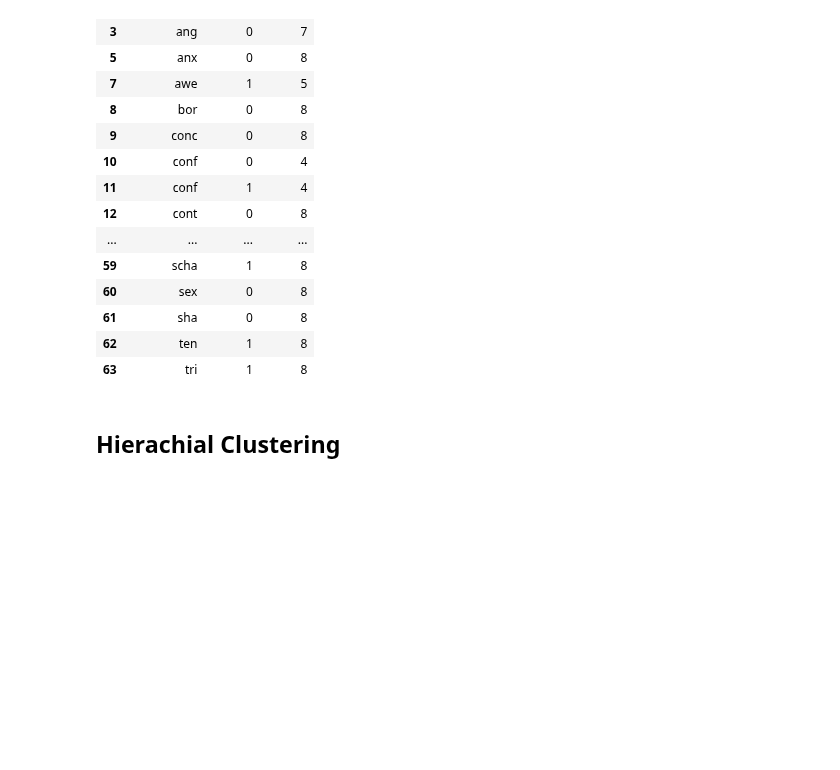
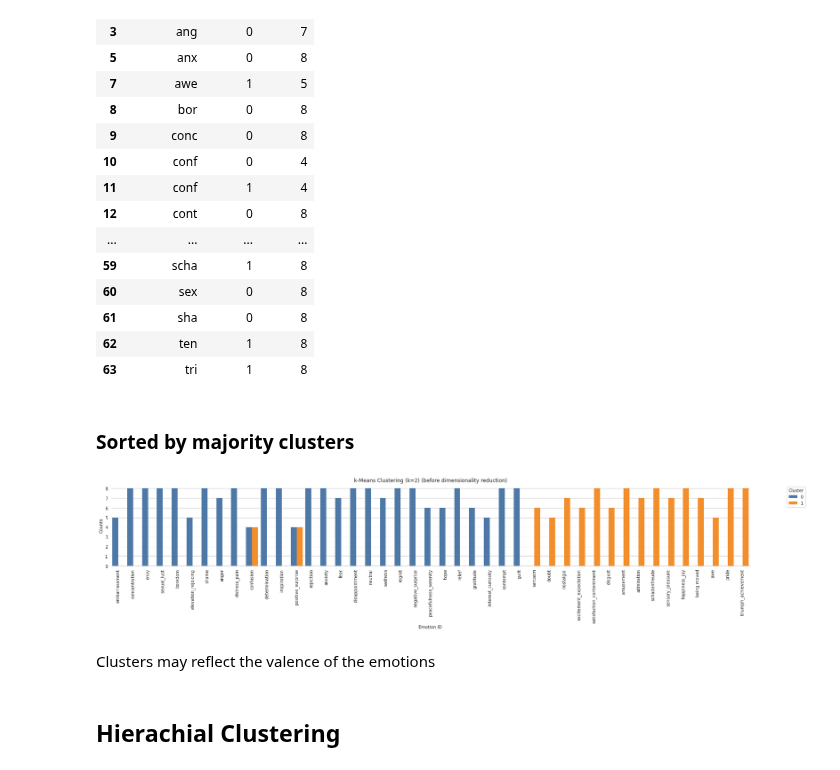
Before and after one commit to timlac/quan-machine-learning, a Jupyter notebook: notebooks/functionals/unsupervised_learning/video_data_clustering.ipynb, the cells around one changed output. Saved outputs shown, nothing was run; the diff lists cells and outputs as text; code cells hidden in the pictures; blank space fills up the shorter version.

```diff
--- a/notebooks/functionals/unsupervised_learning/video_data_clustering.ipynb
+++ b/notebooks/functionals/unsupervised_learning/video_data_clustering.ipynb
@@ -37,12 +37,12 @@ input_path = os.path.join(ROOT_DIR,'files/tests/preprocessing/dataset_creation/v
 output_path = os.path.join(ROOT_DIR,'files/out/functionals/unsupervised_learning/video')
 # %%
 npz_file = np.load(input_path, allow_pickle=True)
-X = npz_file['x']
+_X = npz_file['x']
 y = npz_file['y']
 col_names = npz_file['col_names']
 # %%
 scaler = MinMaxScaler()
-X = scaler.fit_transform(X)
+X = scaler.fit_transform(_X)
 # %% [markdown]
 ## K Means
 # %% [markdown]
@@ -223,6 +223,28 @@ df_tmp[idx]
 | 61 | sha | 0 | 8 |
 | 62 | ten | 1 | 8 |
 | 63 | tri | 1 | 8 |
+# %% [markdown]
+### Sorted by majority clusters
+# %%
+df_max = df_tmp[idx]
+df_max["emotion_id"] = df_max["emotion_id"].map(emotion_abr_to_emotion)
+df_max = df_max.sort_values("cluster")
+
+plt.figure(figsize=[23,5])
+sns.barplot(x='emotion_id', y='counts', hue='cluster', data=df_max, saturation=sns_saturation, palette=palette_def)
+plt.xlabel('Emotion ID')
+plt.ylabel('Counts')
+plt.legend(title='Cluster', loc='upper right', bbox_to_anchor=(1.09, 1))
+plt.xticks(rotation=90)
+plt.tight_layout()
+plt.savefig(os.path.join(output_path,'charts','report_k_kmeans_k_2_before_dim_red.svg'), bbox_inches = 'tight')
+plt.title('k-Means Clustering (k=2) (before dimensionality reduction)')
+plt.savefig(os.path.join(output_path,'charts','k_kmeans_k_2_before_dim_red.svg'), bbox_inches = 'tight')
+plt.show()
+# %% [output]
+[figure, added]
+# %% [markdown]
+Clusters may reflect the valence of the emotions
 # %% [markdown]
 ## Hierachial Clustering
 # %% [markdown]
```
Also changed, not shown: parts of 4 cells of this notebook, 6 other files.
